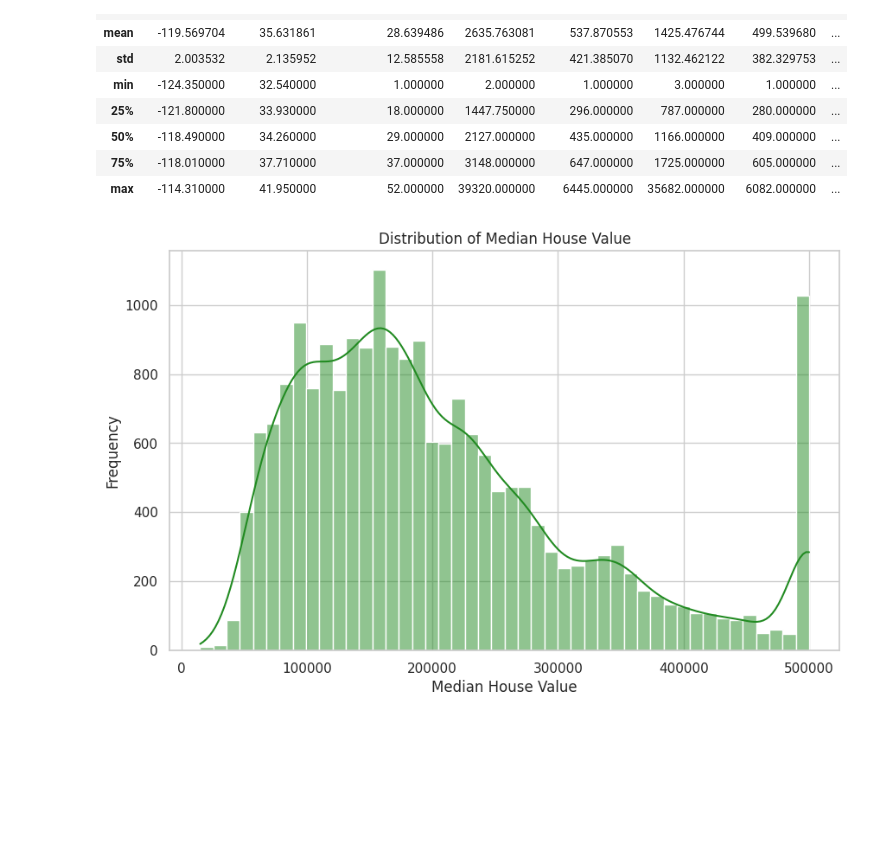
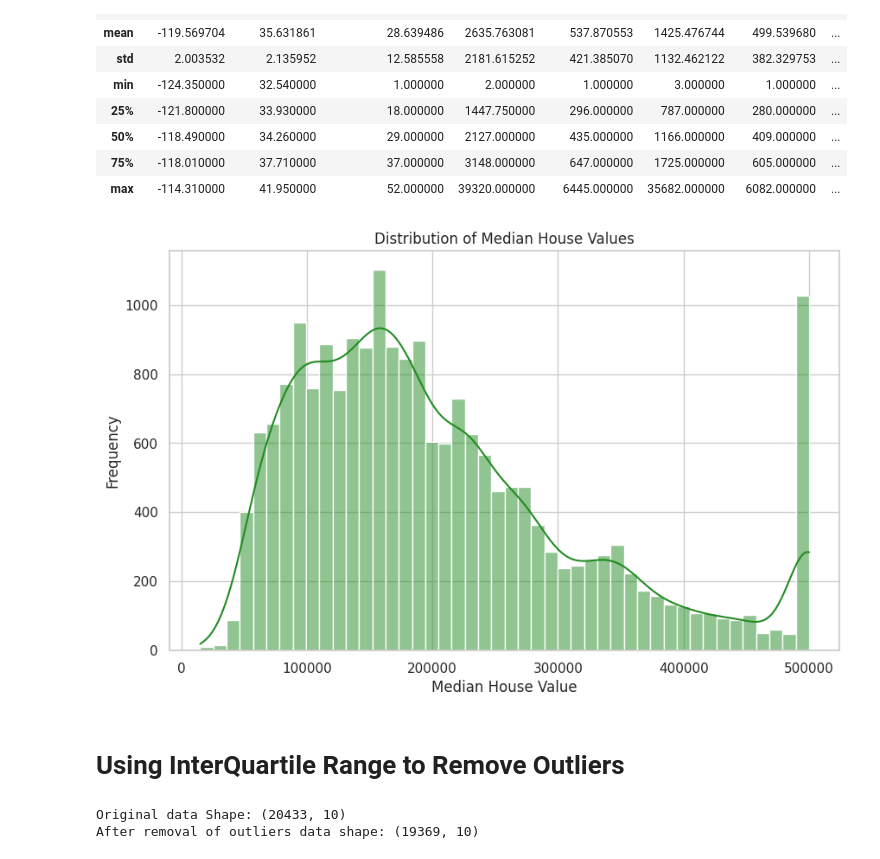
Before and after one commit to KK-Niraj/California-Housing-Price, a Jupyter notebook: California_House_Prices.ipynb, the cells around one changed output. Drawn from its saved outputs; the diff is of its cells as text; code cells hidden in the pictures; blank space fills up the shorter version.

```diff
--- a/California_House_Prices.ipynb
+++ b/California_House_Prices.ipynb
@@ -178,11 +178,32 @@ df.describe()
 # %%
 # Plotting dependent varaible
 sns.set(style="whitegrid")
 plt.figure(figsize=(10,6))
 sns.histplot(data_cleaned["median_house_value"], color="forestgreen", kde=True)
-plt.title("Distribution of Median House Value")
+plt.title("Distribution of Median House Values")
 plt.xlabel("Median House Value")
 plt.ylabel("Frequency")
 plt.show()
 # %% [output]
-[figure, old version]
+[figure, new version]
+# %% [markdown]
+# Using InterQuartile Range to Remove Outliers
+# %%
+# Using cleaned DataFrame find the Quantile range for 'median_house_value' column
+Q1 = data_cleaned["median_house_value"].quantile(0.25)
+Q3 = data_cleaned["median_house_value"].quantile(0.75)
+IQR = Q3 - Q1
+
+# Define the lower and upper bounds for the outliers
+lower_bound = Q1 - 1.5 * IQR
+upper_bound = Q3 + 1.5 * IQR
+
+# Remove outliers
+data_no_outliers_1 = data_cleaned[(data_cleaned["median_house_value"] >= lower_bound) & (data_cleaned["median_house_value"] <= upper_bound)]
+
+# Check the shape of the data before and after removal of outliers
+print("Original data Shape:", data_cleaned.shape)
+print("After removal of outliers data shape:", data_no_outliers_1.shape)
+# %% [output]
+Original data Shape: (20433, 10)
+After removal of outliers data shape: (19369, 10)
```
Also changed, not shown: parts of 8 cells of this notebook.
